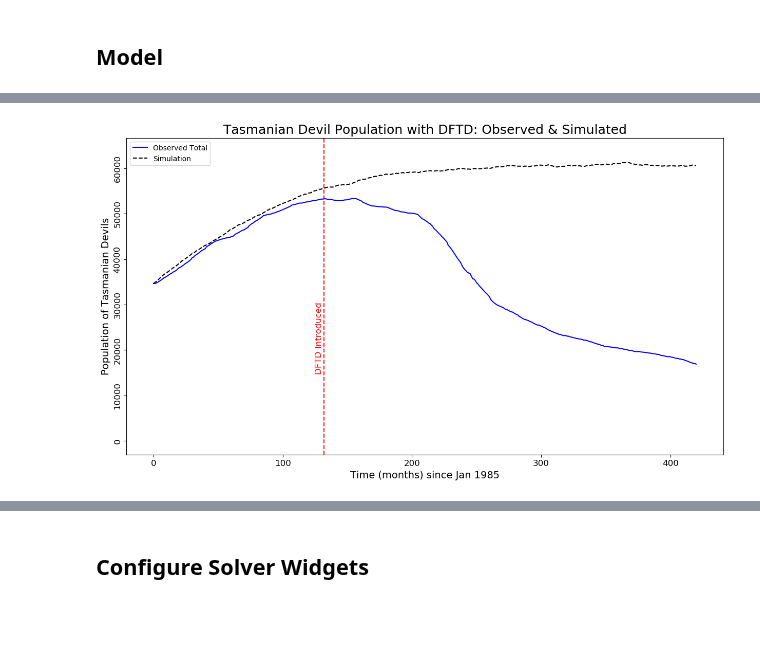
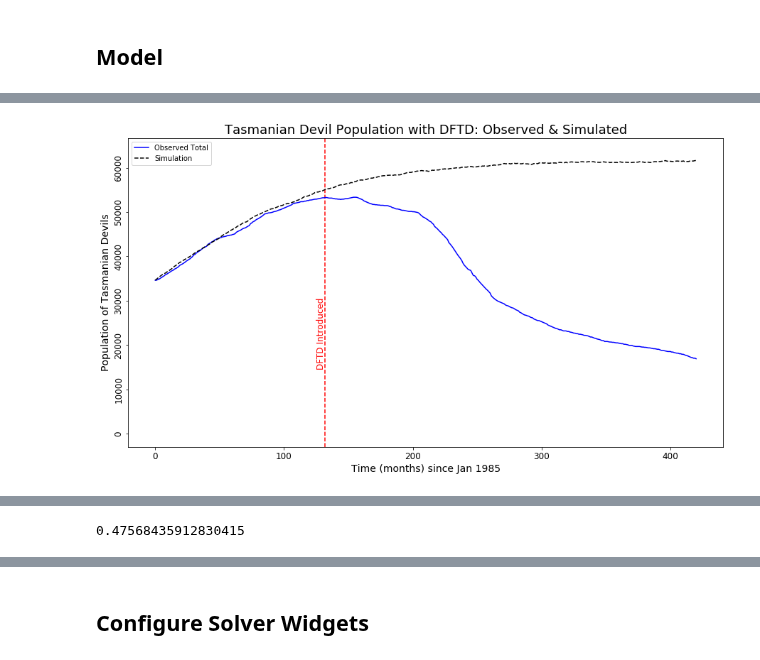
Before and after one commit to StochSS/devils_dftd_modeling, a Jupyter notebook: Devils Experiment Parameter Approxamation.ipynb, the cells around one changed output, grey strips where cells are left out. Cells and saved outputs as stored; diff of their text form; code cells hidden in the pictures; blank space fills up the shorter version.

```diff
--- a/Devils Experiment Parameter Approxamation.ipynb
+++ b/Devils Experiment Parameter Approxamation.ipynb
@@ -54,7 +54,7 @@ _ = plt.plot(range(len(devil_pop)), devil_pop, 'b', label='Observed Total')
 ## Model
 # %%
 variables = {
-    "juvenile_concentration": 0.45,
+    "juvenile_concentration": 0.474,
     "infected_concentration": 2.8888e-05,
     "birth_rate": 0.055, #0.027  #1st order birth
     "latency": 27.39,
@@ -64,6 +64,7 @@ variables = {
     "death_rate_susceptible": 0.02335,
     "death_rate_susceptible2": 2.325e-7,# 8.25e-7,
     "death_rate_infected": 0.044,
+    "dftd_start": 100
 }
 variables_orig = variables.copy()
 # %%
@@ -107,11 +108,6 @@ class DevilsPreVaccination(Model):
 #             propensity_function="birth_r2ate*(Susceptible + Exposed + Infected)*\
 #                                  (1-(Susceptible + Exposed + Infected)/carrying_capacity)"
 #         )
-#         Transmission = Reaction(name="Transmission",
-#             reactants={'Susceptible': 1, 'Infected': 1}, products={'Exposed': 1, 'Infected':1},
-#             propensity_function="infection_rate* Susceptible* Infected/carrying_capacity"
-#         )
-
         Birth1 = Reaction(name="Birth",
             reactants={}, products={'Juvenile': 1, 'Devils': 1},
             propensity_function="birth_rate*(Susceptible+Exposed+Infected)"
@@ -145,7 +141,7 @@ class DevilsPreVaccination(Model):
             propensity_function="death_rate_infected*Infected"
         )
         Death_Infected2 = Reaction(name="Death_Infected2",
-            reactants={'Susceptible': 1, 'Devils': 1}, products={},
+            reactants={'Infected': 1, 'Devils': 1}, products={},
             propensity_function="death_rate_susceptible2*(Infected)*(Devils-1)"
         )
         Death_Exposed = Reaction(name="Death_Exposed",
@@ -172,27 +168,28 @@ class DevilsPreVaccination(Model):
         )
         self.add_reaction([Transmission, Latency])
 
-        # Don't excede carying capacity
-#         self.add_event(Event(name="exceed_carrying_capacity",
-#             trigger = EventTrigger(expression="Devils >= 10*carrying_capacity"),
-#             assignments = [
-#                 EventAssignment(variable="Devils", expression=1),
-#                 EventAssignment(variable="Juvenile", expression=0),
-#                 EventAssignment(variable="Susceptible", expression=0),
-#                 EventAssignment(variable="Exposed", expression=0),
-#                 EventAssignment(variable="Infected", expression=0),
-#             ]
-#         ))
         # Events
         if events is not None:
             self.add_event(events)
+            # Add check to end simulation if we excede carying capacity
+            self.add_event(Event(name="exceed_carrying_capacity",
+                trigger = EventTrigger(expression="Devils >= 2*carrying_capacity"),
+                assignments = [
+                    EventAssignment(variable="Devils", expression=1),
+                    EventAssignment(variable="Juvenile", expression=0),
+                    EventAssignment(variable="Susceptible", expression=0),
+                    EventAssignment(variable="Exposed", expression=0),
+                    EventAssignment(variable="Infected", expression=0),
+                ]
+            ))
+
 
         # Timespan
         self.timespan(np.arange(0, 421, 1)) # month data tspan
         #self.timespan(np.linspace(0, 10, 421)) # month data tspan
 # %%
 model = DevilsPreVaccination(values = {
-    "juvenile_concentration": 0.45,
+    "juvenile_concentration": 0.474,
     "infected_concentration": 2.8888e-05,
     "birth_rate": 0.055, #0.027  #1st order birth
     "latency": 27.39,
@@ -218,5 +215,5 @@ plt.yticks(fontsize=12, rotation="vertical", va="center")
 plt.plot(range(len(devil_pop)), devil_pop, 'b', label='Observed Total')
 plt.plot(result[0]['Devils'],'--k', label="Simulation")
 _ = plt.legend(loc='best')
-print(f"Devils {result[0]['Devils'][-1]}")
+print(f"# of Devils {result[0]['Devils'][-1]}, {result[0]['Devils'][-1]/model.listOfParameters['carrying_capacity'].value*100:.1f}% of carrying capacity")
 # %% [output]
@@ -226,8 +223,12 @@ Devils 60562.0
-[figure, old version]
+[figure, new version]
 # %%
 result.plotplotly()
 # %% [output]
 [interactive output not drawn]
+# %%
+result[0]['Juvenile'][-1]/result[0]['Devils'][-1]
+# %% [output]
+0.47568435912830415
 # %%
 def event_model(run=False):
     trigger = EventTrigger(expression=f"t >= {variables['dftd_start']}")
```
Also changed, not shown: parts of 25 cells of this notebook.
